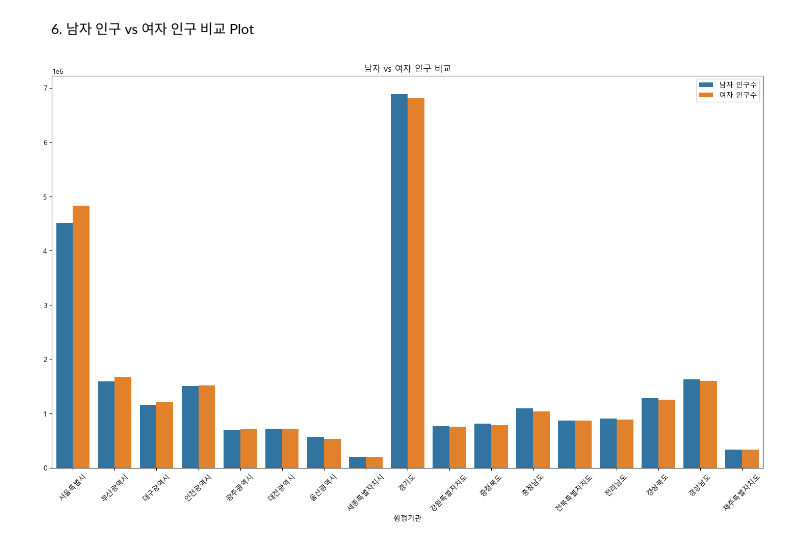
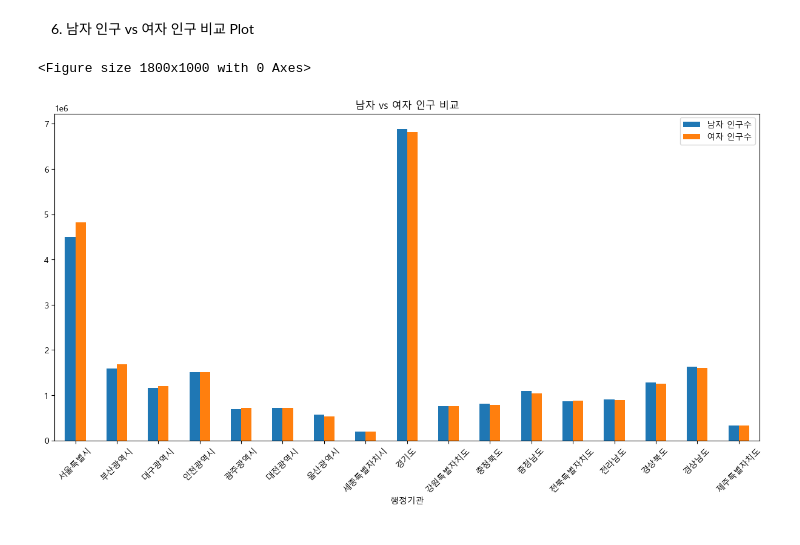
Before and after one commit to Ahn-TaeKyung/Python_Webscraping_Analysis, a Jupyter notebook: Practice/05_인구현황분석.ipynb, the cells around one changed output. Drawn from its saved outputs; the diff is of its cells as text; code cells hidden in the pictures.

```diff
--- a/Practice/05_인구현황분석.ipynb
+++ b/Practice/05_인구현황분석.ipynb
@@ -202,15 +202,17 @@ plt.show()
 6. 남자 인구 vs 여자 인구 비교 Plot
 # %%
 plt.figure(figsize=(18,10))
-vs_df = pd.melt(df, id_vars='행정기관', value_vars=['남자 인구수', '여자 인구수'], var_name='성별', value_name='인구수')
-vs_barplot = sns.barplot(x='행정기관', y = '인구수',data=vs_df, hue='성별')
+# vs_df = pd.melt(df, id_vars='행정기관', value_vars=['남자 인구수', '여자 인구수'], var_name='성별', value_name='인구수')
+# vs_barplot = sns.barplot(x='행정기관', y = '인구수',data=vs_df, hue='성별')
 
-handles, labels = vs_barplot.get_legend_handles_labels()
-vs_barplot.legend(handles, labels[0:])
+# handles, labels = vs_barplot.get_legend_handles_labels()
+# vs_barplot.legend(handles, labels[0:])
+df.loc[:, ['행정기관', '남자 인구수', '여자 인구수']].plot(kind='bar', x='행정기관', figsize=(15, 7))
 
 plt.title('남자 vs 여자 인구 비교')
 plt.xticks(rotation=45)
 plt.ylabel('')
 plt.show()
 # %% [output]
+<Figure size 1800x1000 with 0 Axes>
-[figure, old version]
+[figure, new version]
```
Also changed, not shown: parts of 22 cells of this notebook, 8 other files.
